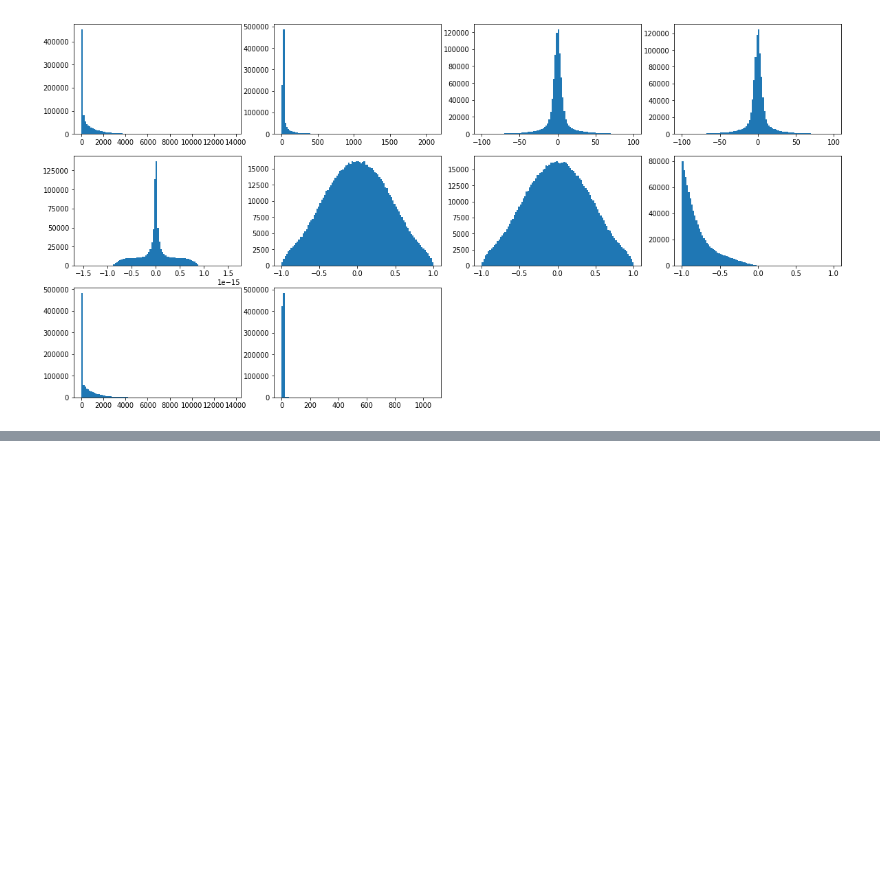
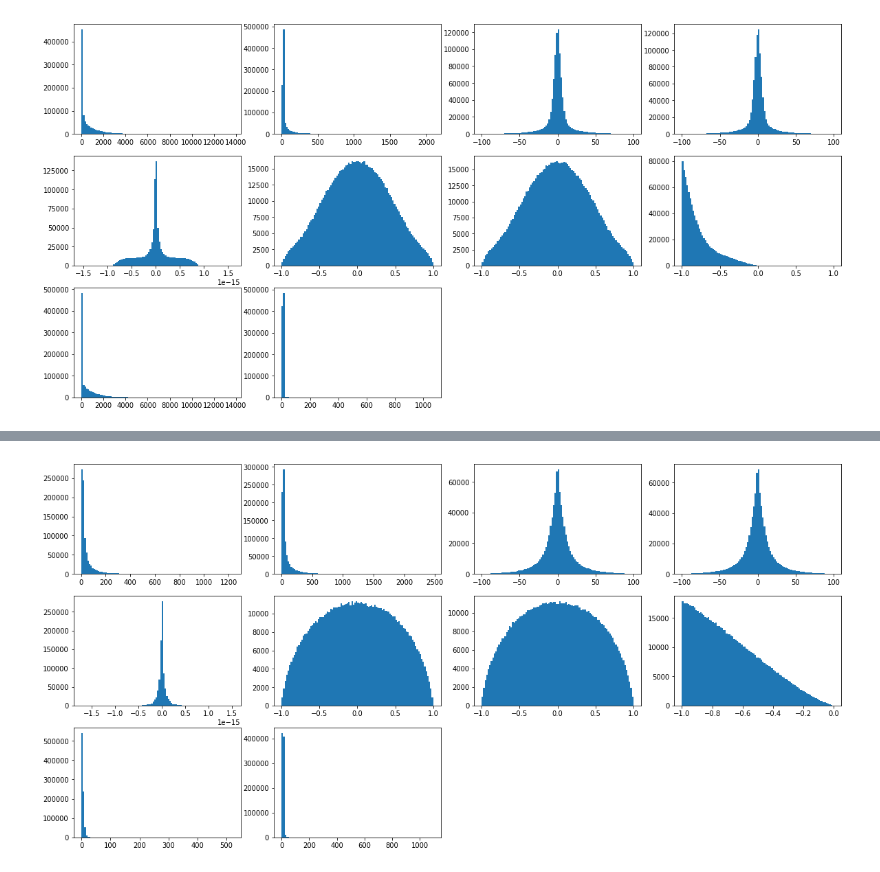
Before and after one commit to mitmedialab/MonteCarloRender, a Jupyter notebook: tests.ipynb, the cells around one changed output, grey strips where cells are left out. Cells and saved outputs as stored; diff of their text form; code cells hidden in the pictures; blank space fills up the shorter version.

```diff
--- a/tests.ipynb
+++ b/tests.ipynb
@@ -190,6 +190,7 @@ def testRunScatteringTarget():
     print(datetime.datetime.now())
     runScatteringTargetTest()
     data, num_simulated, num_detected = loadTest()
+    data = data[data[:,0]>0, :]
     plt.figure(figsize=(20,10))
     for i in range(10):
         plt.subplot(3, 4, i+1)
@@ -287,0 +297,3 @@ testRunScatteringTarget()
+# %%
+testRunScatteringTarget()
+# %% [output]
@@ -287,0 +302 @@ testRunScatteringTarget()
+[figure, added]
```
Also changed, not shown: parts of 3 cells of this notebook, 1 other file.
